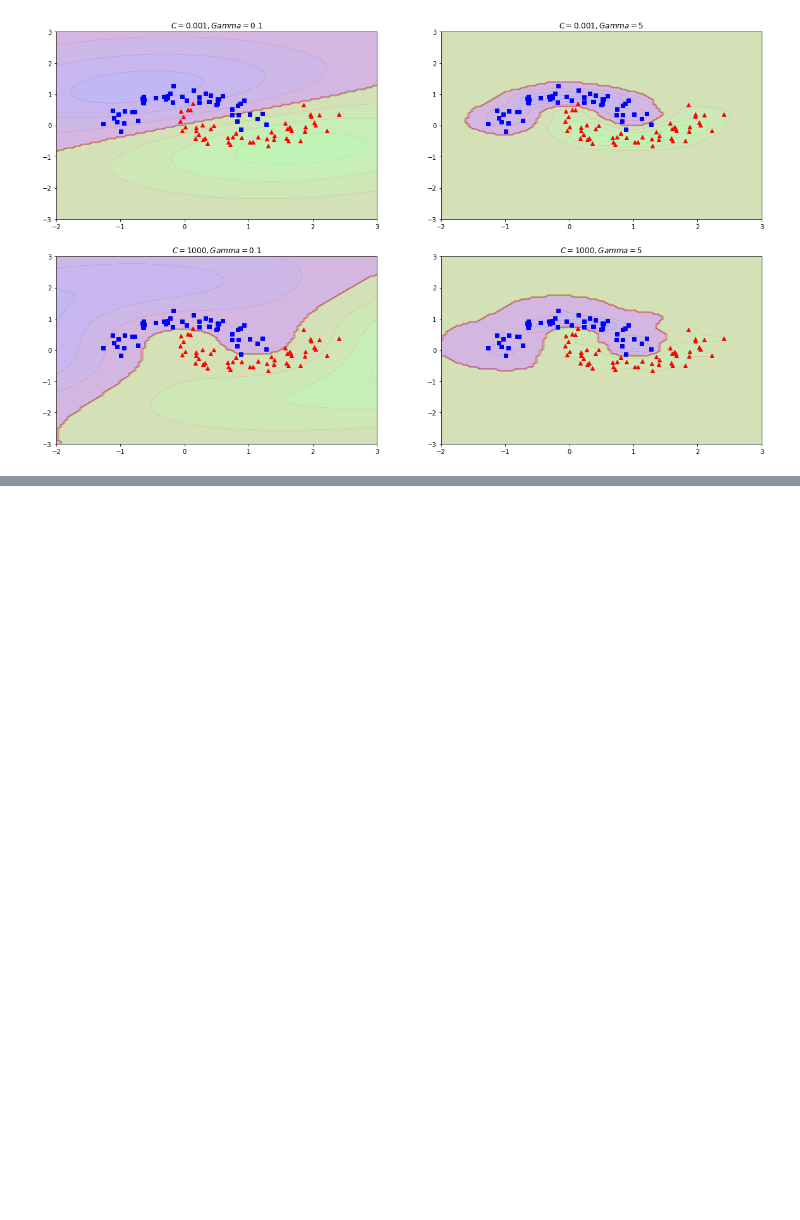
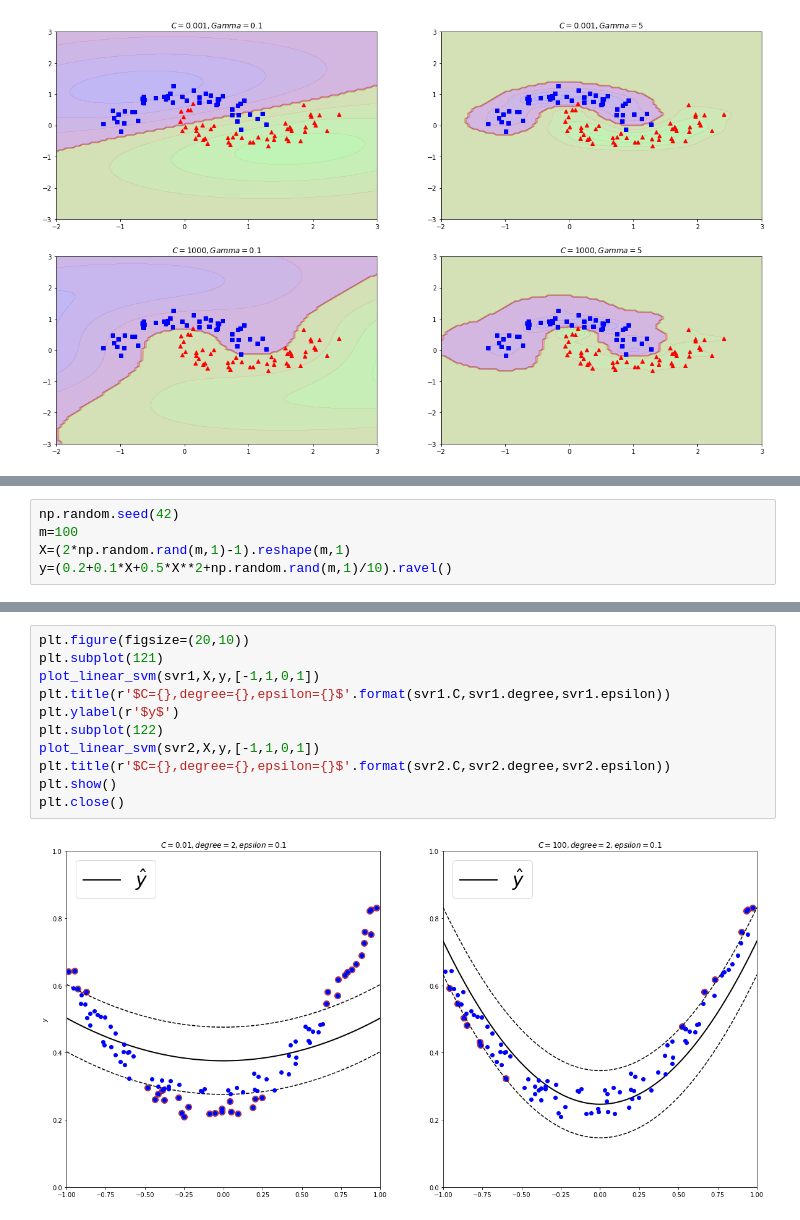
Before and after one commit to Yong-Ziyang/sklearn_tensorflow, a Jupyter notebook: Chapter5_Support_Vector_Machine.ipynb, the cells around one changed output, grey strips where cells are left out. Drawn from its saved outputs; the diff is of its cells as text; blank space fills up the shorter version.

```diff
--- a/Chapter5_Support_Vector_Machine.ipynb
+++ b/Chapter5_Support_Vector_Machine.ipynb
@@ -516,0 +553,5 @@ SVC(C=1000, cache_size=200, class_weight=None, coef0=0.0,
+# %%
+np.random.seed(42)
+m=100
+X=(2*np.random.rand(m,1)-1).reshape(m,1)
+y=(0.2+0.1*X+0.5*X**2+np.random.rand(m,1)/10).ravel()
@@ -516,0 +567,13 @@ SVC(C=1000, cache_size=200, class_weight=None, coef0=0.0,
+# %%
+plt.figure(figsize=(20,10))
+plt.subplot(121)
+plot_linear_svm(svr1,X,y,[-1,1,0,1])
+plt.title(r'$C={},degree={},epsilon={}$'.format(svr1.C,svr1.degree,svr1.epsilon))
+plt.ylabel(r'$y$')
+plt.subplot(122)
+plot_linear_svm(svr2,X,y,[-1,1,0,1])
+plt.title(r'$C={},degree={},epsilon={}$'.format(svr2.C,svr2.degree,svr2.epsilon))
+plt.show()
+plt.close()
+# %% [output]
+[figure, added]
```
Also changed, not shown: parts of 14 cells of this notebook.
